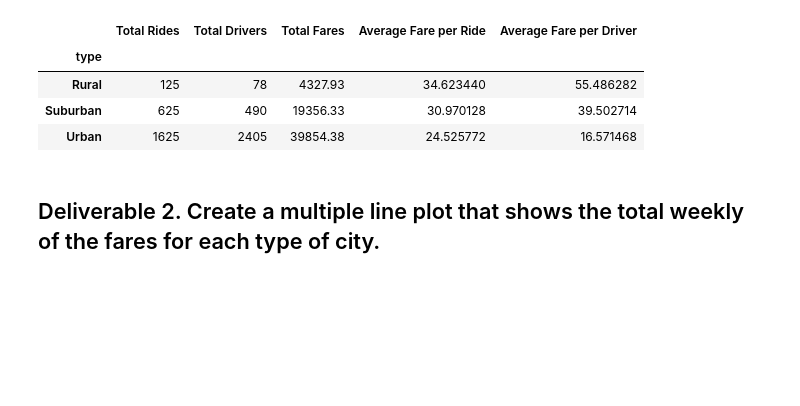
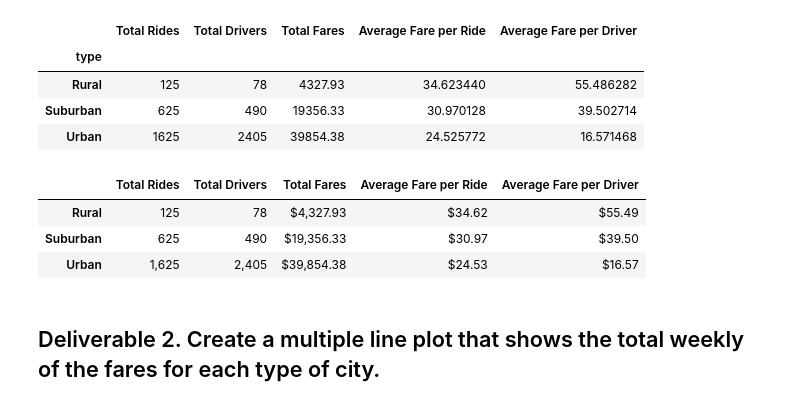
Before and after one commit to tarajarell/PyBer_Analysis, a Jupyter notebook: PyBer_Challenge.ipynb, the cells around one changed output. Drawn from its saved outputs; the diff is of its cells as text; code cells hidden in the pictures; blank space fills up the shorter version.

```diff
--- a/PyBer_Challenge.ipynb
+++ b/PyBer_Challenge.ipynb
@@ -111,7 +105,17 @@ pyber_summary_df
 pyber_summary_df.index.name = None
 # %%
 #  8. Format the columns.
-#pyber_summary_df.style.format({'Total Fares': "{:,}", 'Average Fare per Ride': '{:+.2f}'})
+
+pyber_summary_df.style.format({'Total Fares':'${0:,.2f}',
+                              'Average Fare per Ride':'${:.2f}',
+                              'Average Fare per Driver':'${:.2f}',
+                              'Total Drivers':'{:,}',
+                              'Total Rides':'{:,}'})
+# %% [output]
+|  | Total Rides | Total Drivers | Total Fares | Average Fare per Ride | Average Fare per Driver |
+| Rural | 125 | 78 | $4,327.93 | $34.62 | $55.49 |
+| Suburban | 625 | 490 | $19,356.33 | $30.97 | $39.50 |
+| Urban | 1,625 | 2,405 | $39,854.38 | $24.53 | $16.57 |
 # %% [markdown]
 ## Deliverable 2.  Create a multiple line plot that shows the total weekly of the fares for each type of city.
 # %%
```
Also changed, not shown: parts of 9 cells of this notebook.
